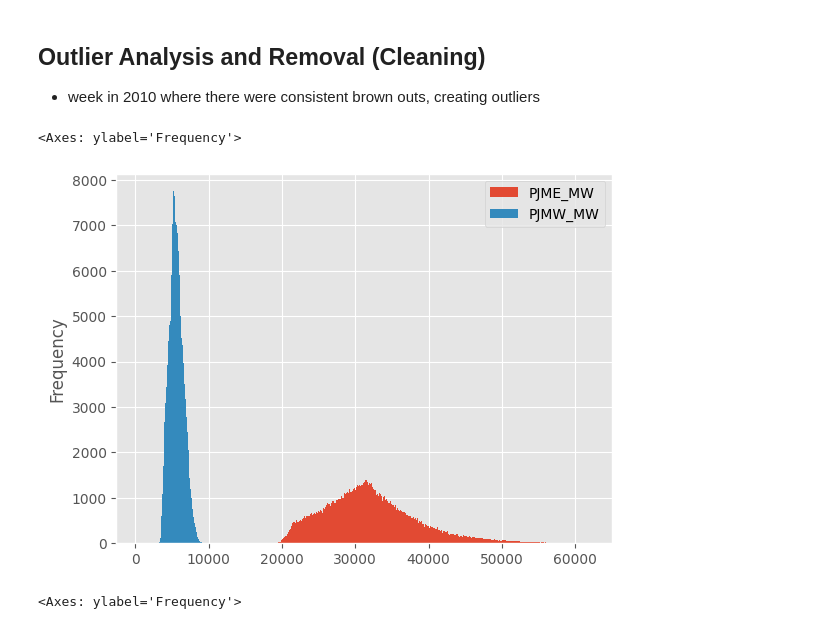
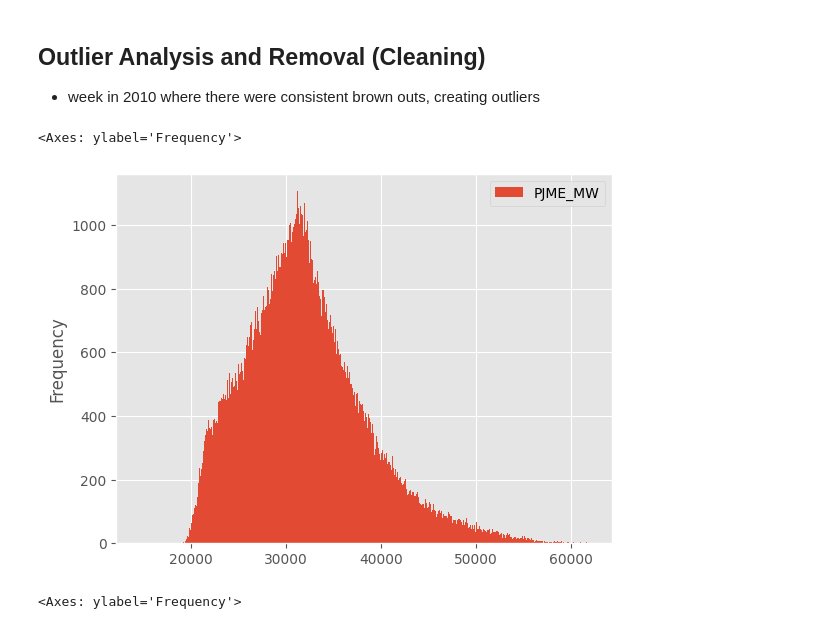
Before and after one commit to minari314159/Energy_Forcasting, a Jupyter notebook: Forecasting.ipynb, the cells around one changed output. Cells and saved outputs as stored; diff of their text form; code cells hidden in the pictures.

```diff
--- a/Forecasting.ipynb
+++ b/Forecasting.ipynb
@@ -118,10 +118,10 @@ plt.show()
 ## Outlier Analysis and Removal (Cleaning)
 - week in 2010 where there were consistent brown outs, creating outliers
 # %%
-df.plot(kind='hist', bins=500)
+dfE.plot(kind='hist', bins=500)
 # %% [output]
 <Axes: ylabel='Frequency'>
-[figure, old version]
+[figure, new version]
 # %%
 dfE['PJME_MW'].plot(kind='hist', bins=500)
 # %% [output]
```
Also changed, not shown: parts of 24 cells of this notebook, 5 other files.
